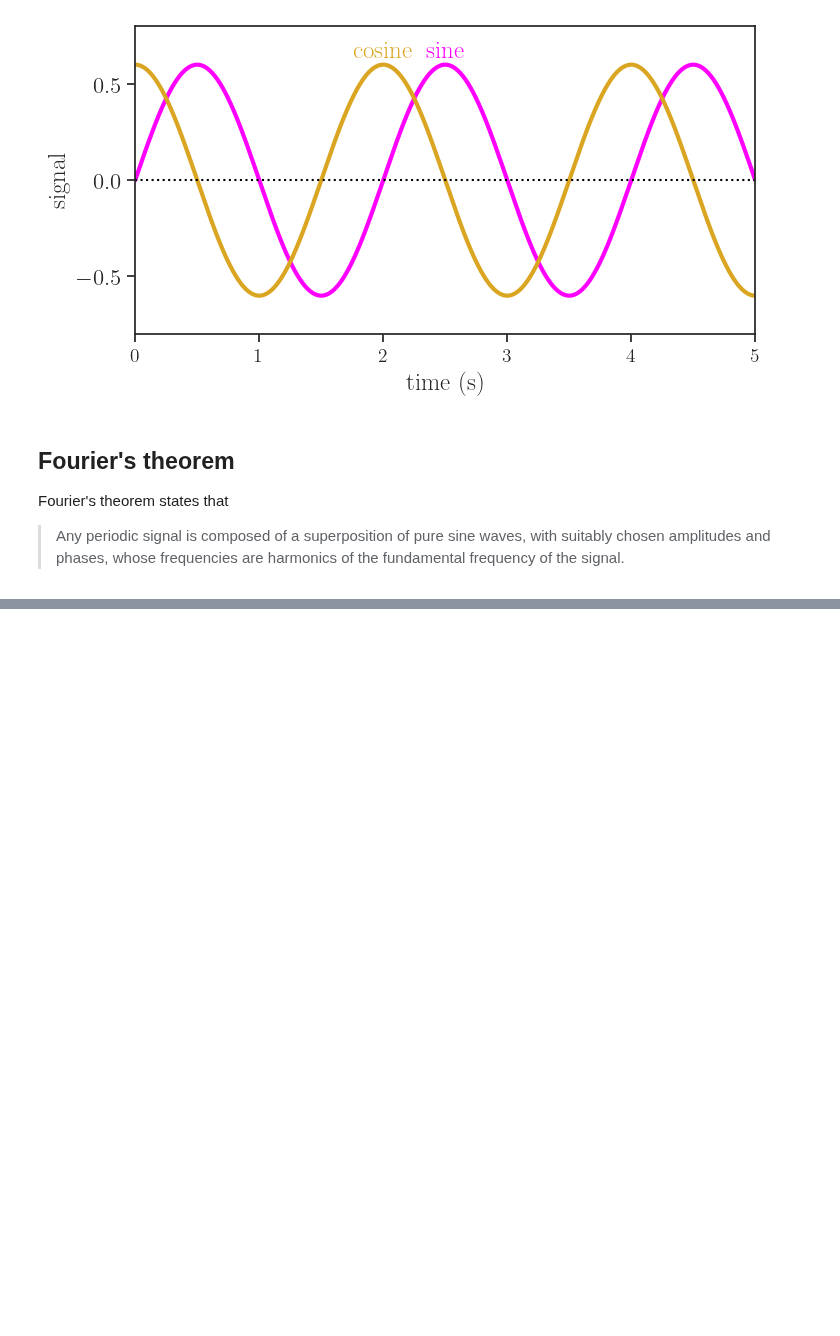
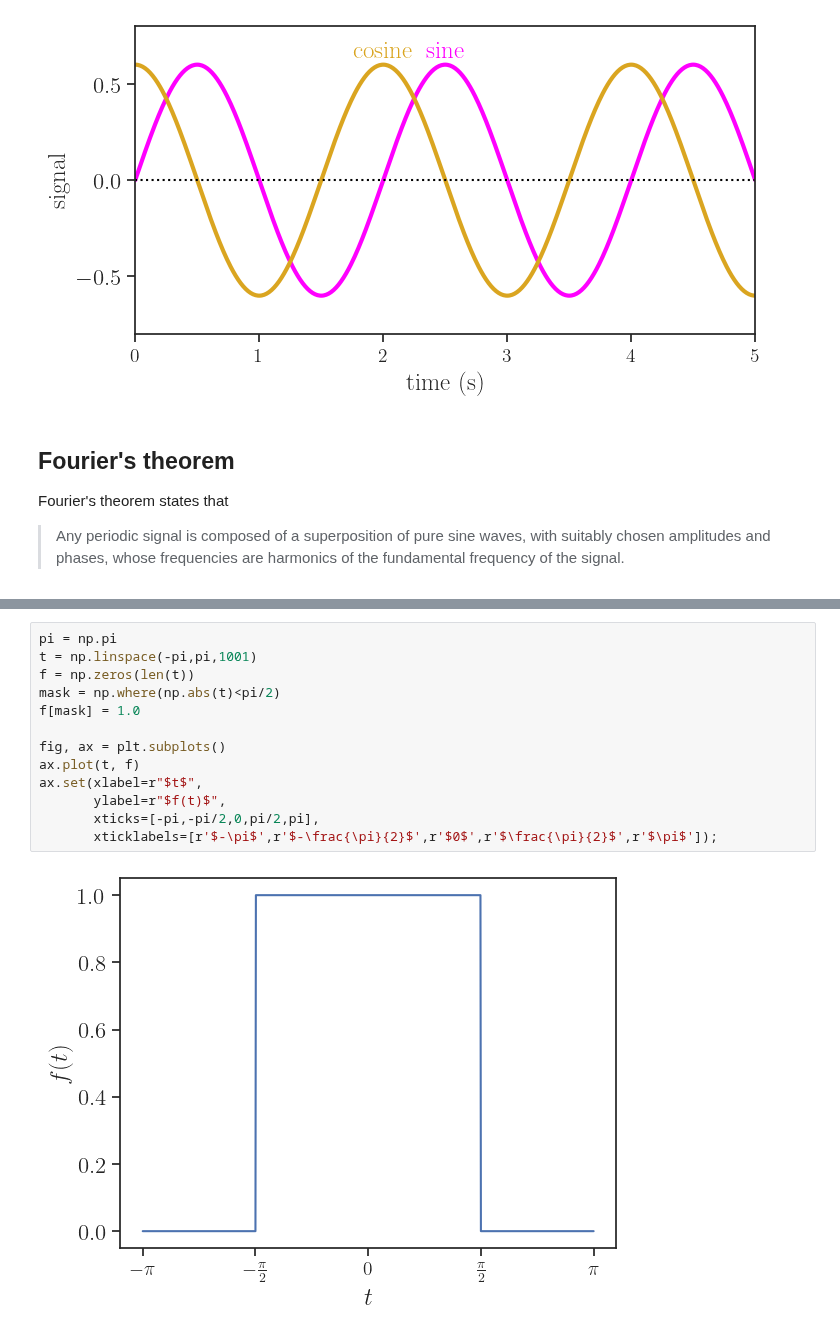
Before and after one commit to yairmau/time-series, a Jupyter notebook: frequency/fourier.ipynb, the cells around one changed output, grey strips where cells are left out. Saved outputs shown, nothing was run; the diff lists cells and outputs as text; blank space fills up the shorter version.

```diff
--- a/frequency/fourier.ipynb
+++ b/frequency/fourier.ipynb
@@ -280,0 +293,15 @@ Source: [Wikimedia](https://commons.wikimedia.org/wiki/File:Continuous_Fourier_t
+# %%
+pi = np.pi
+t = np.linspace(-pi,pi,1001)
+f = np.zeros(len(t))
+mask = np.where(np.abs(t)<pi/2)
+f[mask] = 1.0
+
+fig, ax = plt.subplots()
+ax.plot(t, f)
+ax.set(xlabel=r"$t$",
+       ylabel=r"$f(t)$",
+       xticks=[-pi,-pi/2,0,pi/2,pi],
+       xticklabels=[r'$-\pi$',r'$-\frac{\pi}{2}$',r'$0$',r'$\frac{\pi}{2}$',r'$\pi$']);
+# %% [output]
+[figure, added]
```
Also changed, not shown: parts of 3 cells of this notebook, 4 other files.
